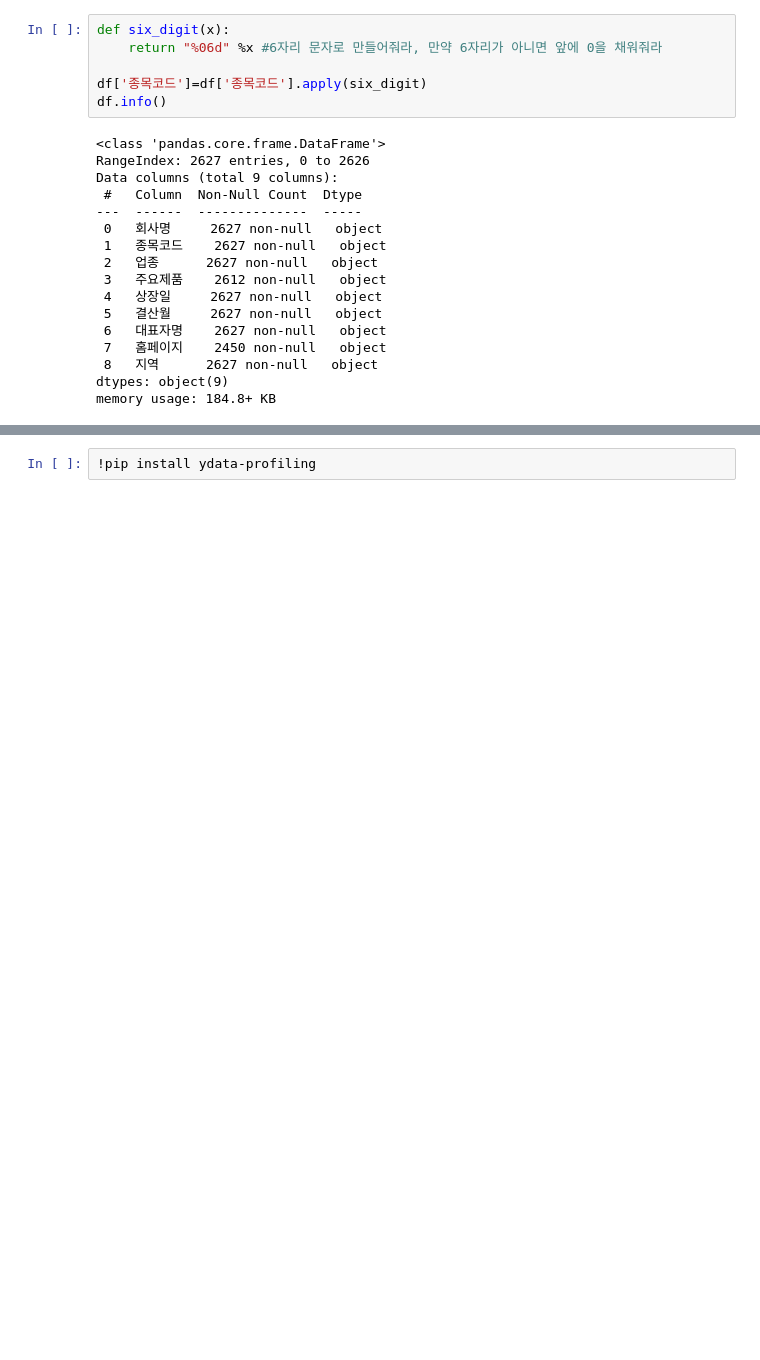
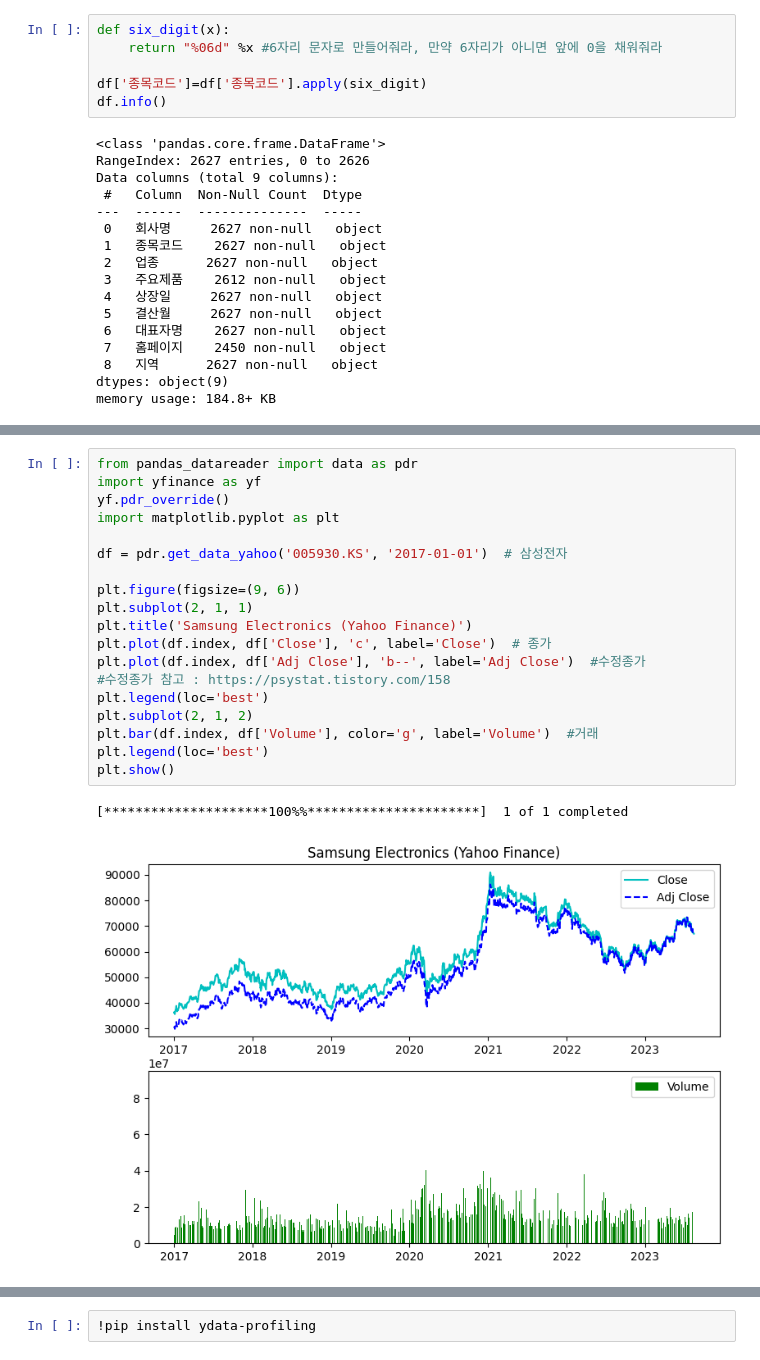
Before and after one commit to tlsdmswn01/Python, a Jupyter notebook: 웹_크롤링_Request,Beautifulsoup.ipynb, the cells around one changed output, grey strips where cells are left out. Drawn from its saved outputs; the diff is of its cells as text; blank space fills up the shorter version.

```diff
--- a/웹_크롤링_Request,Beautifulsoup.ipynb
+++ b/웹_크롤링_Request,Beautifulsoup.ipynb
@@ -504 +1052,23 @@ df.head()
+# %%
+from pandas_datareader import data as pdr
+import yfinance as yf
+yf.pdr_override()
+import matplotlib.pyplot as plt
+
+df = pdr.get_data_yahoo('005930.KS', '2017-01-01')  # 삼성전자
+
+plt.figure(figsize=(9, 6))
+plt.subplot(2, 1, 1)
+plt.title('Samsung Electronics (Yahoo Finance)')
+plt.plot(df.index, df['Close'], 'c', label='Close')  # 종가
+plt.plot(df.index, df['Adj Close'], 'b--', label='Adj Close')  #수정종가
+#수정종가 참고 : https://psystat.tistory.com/158
+plt.legend(loc='best')
+plt.subplot(2, 1, 2)
+plt.bar(df.index, df['Volume'], color='g', label='Volume')  #거래
+plt.legend(loc='best')
+plt.show()
+# %% [output]
+[*********************100%%**********************]  1 of 1 completed
+[figure, added]
 # %% [markdown]
```
Also changed, not shown: parts of 42 cells of this notebook.
